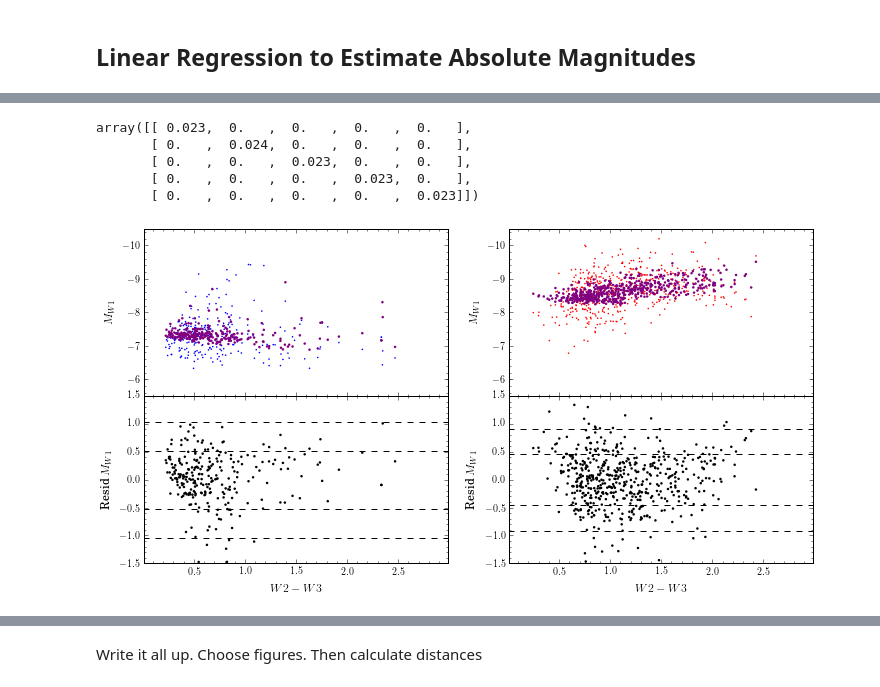
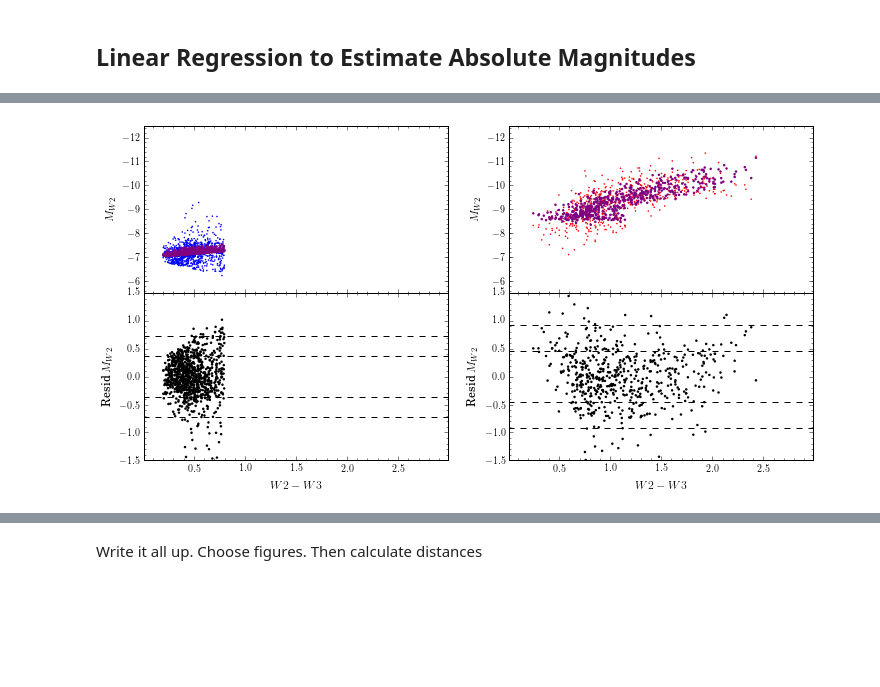
Before and after one commit to nhuntwalker/new_work_scripts, a Jupyter notebook: full_production.ipynb, the cells around one changed output, grey strips where cells are left out. Drawn from its saved outputs; the diff is of its cells as text; code cells hidden in the pictures; blank space fills up the shorter version.

```diff
--- a/full_production.ipynb
+++ b/full_production.ipynb
@@ -1902,7 +1903,7 @@ ax.set_xlabel("W2-W3")
 plt.show()
 
 print "======== O-rich Region: ========"
-orich = (clean_agbs.col23 > 0.2) & (clean_agbs.col12 < slant1[0]*clean_agbs.col23 + slant1[1]) & (clean_agbs.Spectr == "O-rich")
+orich = (clean_agbs.col23 > 0.2) & (clean_agbs.col23 < 0.8) & (clean_agbs.col12 < slant1[0]*clean_agbs.col23 + slant1[1]) & (clean_agbs.Spectr == "O-rich")
 crich_contam = (clean_agbs.col23 > 0.2) & (clean_agbs.col12 < slant1[0]*clean_agbs.col23 + slant1[1]) & (clean_agbs.Spectr == "C-rich")
 print "O-rich star count: {0}/{1}".format(sum(orich), sum(clean_agbs.Spectr=="O-rich"))
 print "O-rich completeness (%): {0}".format(sum(orich) / float(sum(clean_agbs.Spectr == "O-rich")) * 100)
@@ -2059,25 +2119,17 @@ R^2 for C-rich Fit: 0.78
-# %%
-np.identity(5) * np.array(clean_agbs[orich].w1err[:5])
-# %% [output]
-array([[ 0.023,  0.   ,  0.   ,  0.   ,  0.   ],
-       [ 0.   ,  0.024,  0.   ,  0.   ,  0.   ],
-       [ 0.   ,  0.   ,  0.023,  0.   ,  0.   ],
-       [ 0.   ,  0.   ,  0.   ,  0.023,  0.   ],
-       [ 0.   ,  0.   ,  0.   ,  0.   ,  0.023]])
 # %%
 xtest = np.linspace(clean_agbs.col12.min(), clean_agbs.col12.max(), 11)
 fig = plt.figure(figsize=(12, 6))
 fig.subplots_adjust(hspace=0)
 
 ax = plt.subplot(221)
-ax.scatter(clean_agbs.col23[orich], clean_agbs.Mw1[orich], c='b', edgecolor="None", s=2.5)
+ax.scatter(clean_agbs.col23[orich], clean_agbs.Mw2[orich], c='b', edgecolor="None", s=2.5)
 # ax.scatter(clean_agbs.col23[orich], predicted1, c='purple', edgecolor="None", marker=".", s=25)
 ax.scatter(clean_agbs.col23[orich], predicted_o, c='purple', edgecolor="None", marker=".", s=25)
 ax.minorticks_on()
 ax.set_xlim(0.01, 2.99)
 ax.set_xlabel("$W2-W3$")
-ax.set_ylim(-5.5, -10.5)
-ax.set_ylabel("$M_{W1}$")
+ax.set_ylim(-5.5, -12.5)
+ax.set_ylabel("$M_{W2}$")
 
 ax = plt.subplot(223)
 sig_o = np.std(resid_o)
@@ -2085,39 +2137,39 @@ ax.scatter(clean_agbs.col23[orich], resid_o, c='k', edgecolor="None", marker="."
 ax.plot([0, 3.0], [sig_o, sig_o], linestyle="--", color='k')
 ax.plot([0, 3.0], [2*sig_o, 2*sig_o], linestyle="--", color='k')
 ax.plot([0, 3.0], [-sig_o, -sig_o], linestyle="--", color='k')
 ax.plot([0, 3.0], [-2*sig_o, -2*sig_o], linestyle="--", color='k')
 ax.minorticks_on()
 ax.set_xlim(0.01, 2.99)
 ax.set_xlabel("$W2-W3$")
 ax.set_ylim(-1.5, 1.5)
-ax.set_ylabel("Resid $M_{W1}$")
+ax.set_ylabel("Resid $M_{W2}$")
 
 ax = plt.subplot(222)
-ax.scatter(clean_agbs.col23[crich], clean_agbs.Mw1[crich], c='r', edgecolor="None", s=2.5)
+ax.scatter(clean_agbs.col23[crich], clean_agbs.Mw2[crich], c='r', edgecolor="None", s=2.5)
 # ax.scatter(clean_agbs.col23[crich], predicted2, c='purple', edgecolor="None", marker=".", s=25)
 ax.scatter(clean_agbs.col23[crich], predicted_c, c='purple', edgecolor="None", marker=".", s=25)
 ax.minorticks_on()
 ax.set_xlim(0.01, 2.99)
 ax.set_xlabel("$W2-W3$")
-ax.set_ylim(-5.5, -10.5)
-ax.set_ylabel("$M_{W1}$")
+ax.set_ylim(-5.5, -12.5)
+ax.set_ylabel("$M_{W2}$")
 
 ax = plt.subplot(224)
 sig_c = np.std(resid_c)
 ax.scatter(clean_agbs.col23[crich], resid_c, c='k', edgecolor="None", marker=".", s=25)
 ax.plot([0, 3.0], [sig_c, sig_c], linestyle="--", color='k')
 ax.plot([0, 3.0], [2*sig_c, 2*sig_c], linestyle="--", color='k')
 ax.plot([0, 3.0], [-sig_c, -sig_c], linestyle="--", color='k')
 ax.plot([0, 3.0], [-2*sig_c, -2*sig_c], linestyle="--", color='k')
 ax.minorticks_on()
 ax.set_xlim(0.01, 2.99)
 ax.set_xlabel("$W2-W3$")
 ax.set_ylim(-1.5, 1.5)
-ax.set_ylabel("Resid $M_{W1}$")
+ax.set_ylabel("Resid $M_{W2}$")
 
 plt.show()
 # %% [output]
-[figure, old version]
+[figure, new version]
 # %%
 # residuals between model and data
 
```
Also changed, not shown: parts of 43 cells of this notebook.
